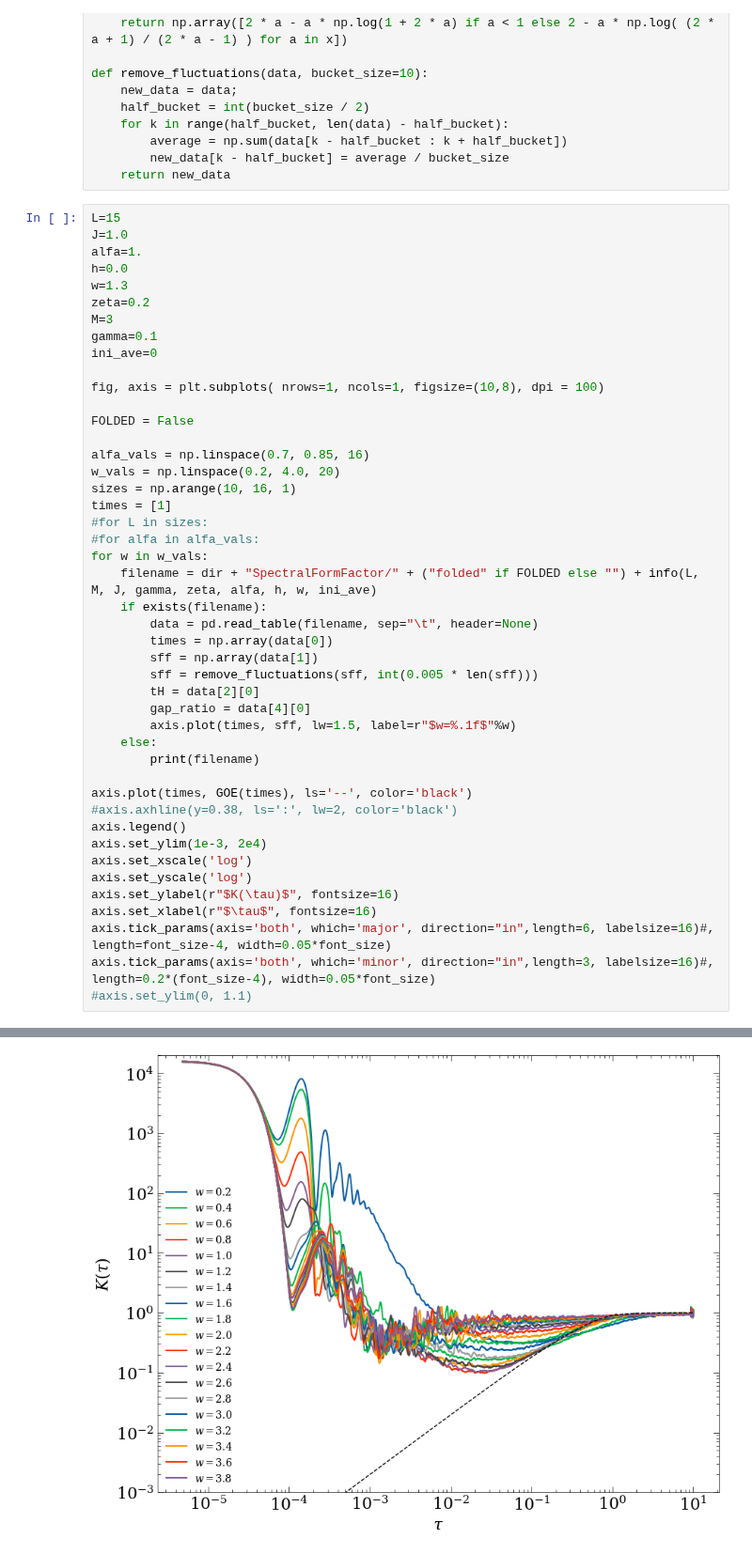
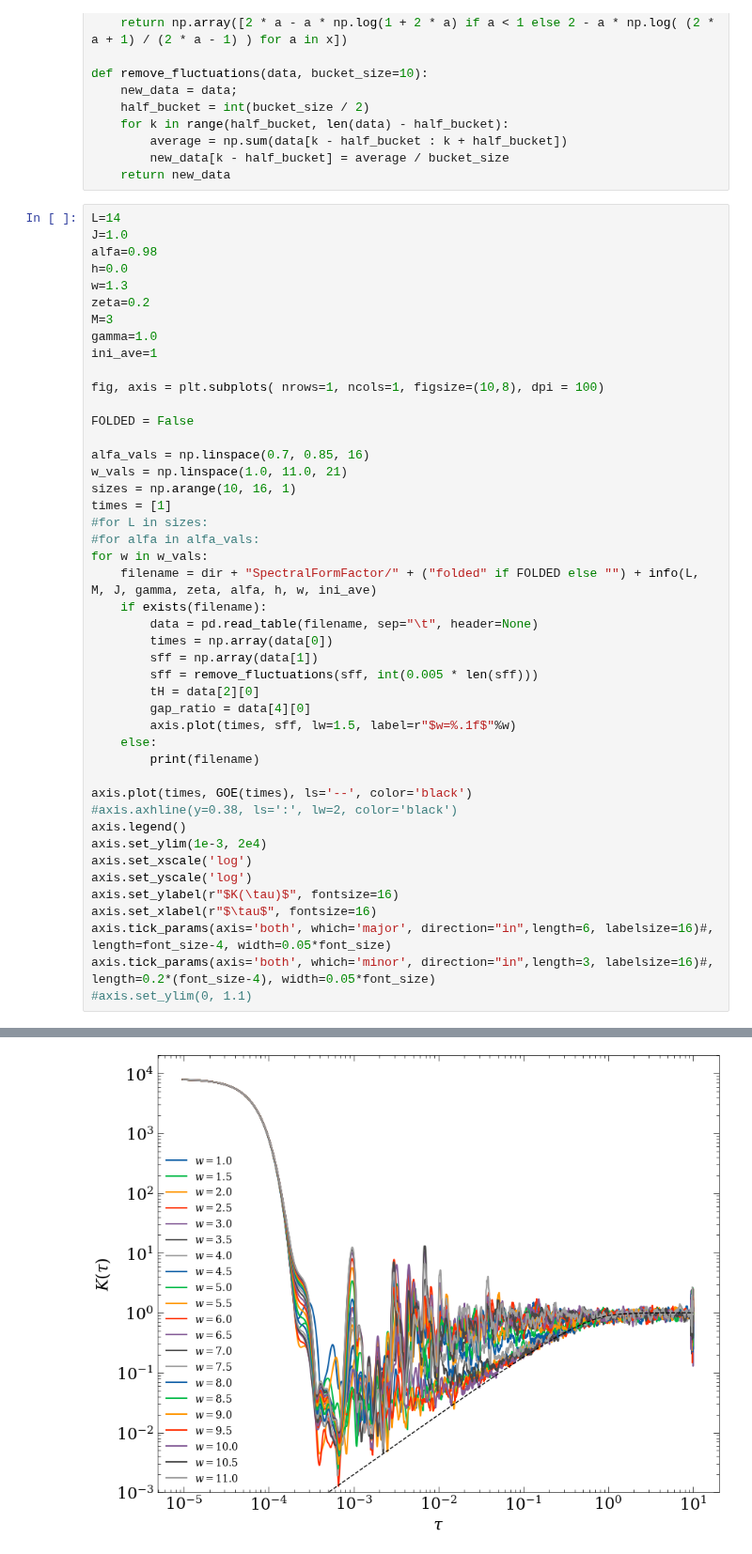
Before and after one commit to Rafal-Swietek/QHamSolver, a Jupyter notebook: QuantumSun/Jupyter_Python/sff_analysis.ipynb, the cells around one changed output, grey strips where cells are left out. Shown at 94% size. Saved outputs shown, nothing was run; the diff lists cells and outputs as text.

```diff
--- a/QuantumSun/Jupyter_Python/sff_analysis.ipynb
+++ b/QuantumSun/Jupyter_Python/sff_analysis.ipynb
@@ -93,22 +93,22 @@ def remove_fluctuations(data, bucket_size=10):
         new_data[k - half_bucket] = average / bucket_size
     return new_data
 # %%
-L=15
+L=14
 J=1.0
-alfa=1.
+alfa=0.98
 h=0.0
 w=1.3
 zeta=0.2
 M=3
-gamma=0.1
-ini_ave=0
+gamma=1.0
+ini_ave=1
 
 fig, axis = plt.subplots( nrows=1, ncols=1, figsize=(10,8), dpi = 100)
 
 FOLDED = False
 
 alfa_vals = np.linspace(0.7, 0.85, 16)
-w_vals = np.linspace(0.2, 4.0, 20)
+w_vals = np.linspace(1.0, 11.0, 21)
 sizes = np.arange(10, 16, 1)
 times = [1]
 #for L in sizes:
@@ -142,4 +141,4 @@ axis.tick_params(axis='both', which='minor', direction="in",length=3, labelsize=
-[figure, old version]
+[figure, new version]
 # %%
 
 fig, axis = plt.subplots( nrows=1, ncols=2, figsize=(14,7), dpi = 100)
```
Also changed, not shown: parts of 5 cells of this notebook, 5 other files.
